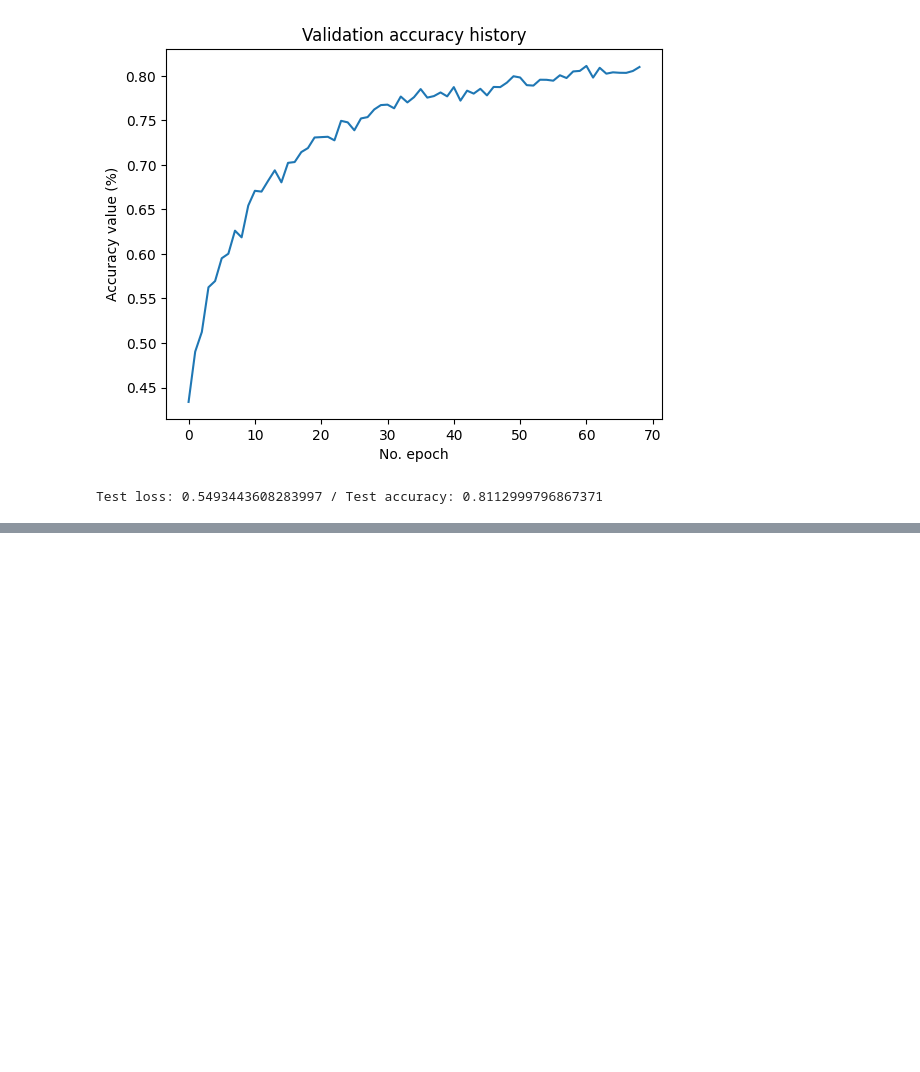
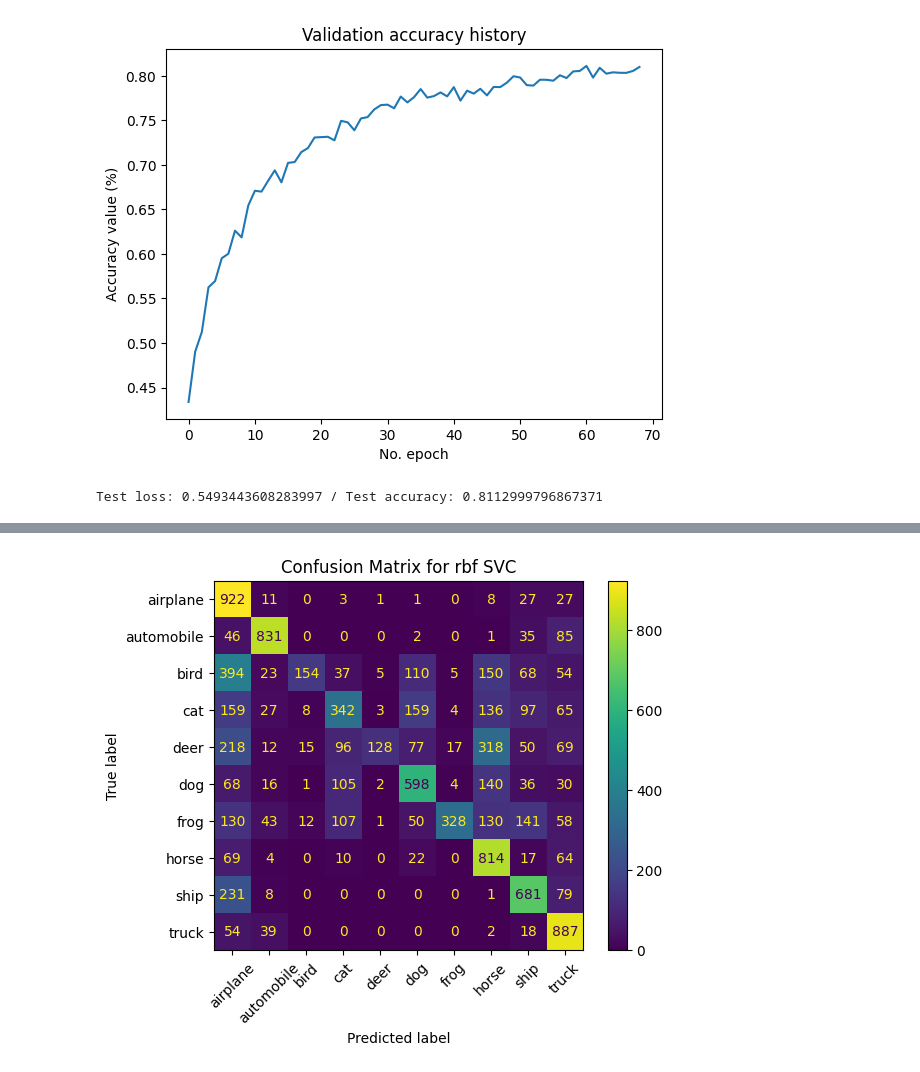
Before and after one commit to AnnaKarapetyan/Image-Classification-With-and-Without-NN, a Jupyter notebook: cifar10_CNN.ipynb, the cells around one changed output, grey strips where cells are left out. Saved outputs shown, nothing was run; the diff lists cells and outputs as text; code cells hidden in the pictures; blank space fills up the shorter version.

```diff
--- a/cifar10_CNN.ipynb
+++ b/cifar10_CNN.ipynb
@@ -167,3 +169,6 @@ Test loss: 0.5493443608283997 / Test accuracy: 0.8112999796867371
 # %%
 from tensorflow.keras.models import load_model
 model.save('cifar_cnn.keras')
+# %%
+from tensorflow.keras.models import load_model
+model = load_model('cifar_cnn.keras')
@@ -169,0 +179,16 @@ model.save('cifar_cnn.keras')
+# %%
+from sklearn.metrics import confusion_matrix, ConfusionMatrixDisplay
+
+y_pred = np.argmax(model.predict(x_test),axis=1)
+labels = [
+    "airplane", "automobile", "bird", "cat", "deer",
+    "dog", "frog", "horse", "ship", "truck"
+]
+
+cm = confusion_matrix(y_test, y_pred)
+disp = ConfusionMatrixDisplay(cm, display_labels=labels)
+disp.plot()
+plt.title("Confusion Matrix for rbf SVC")
+plt.xticks(rotation=45)
+plt.show()
+# %% [output]
@@ -169,0 +196 @@ model.save('cifar_cnn.keras')
+[figure, added]
```
Also changed, not shown: parts of 3 cells of this notebook, 2 other files.
